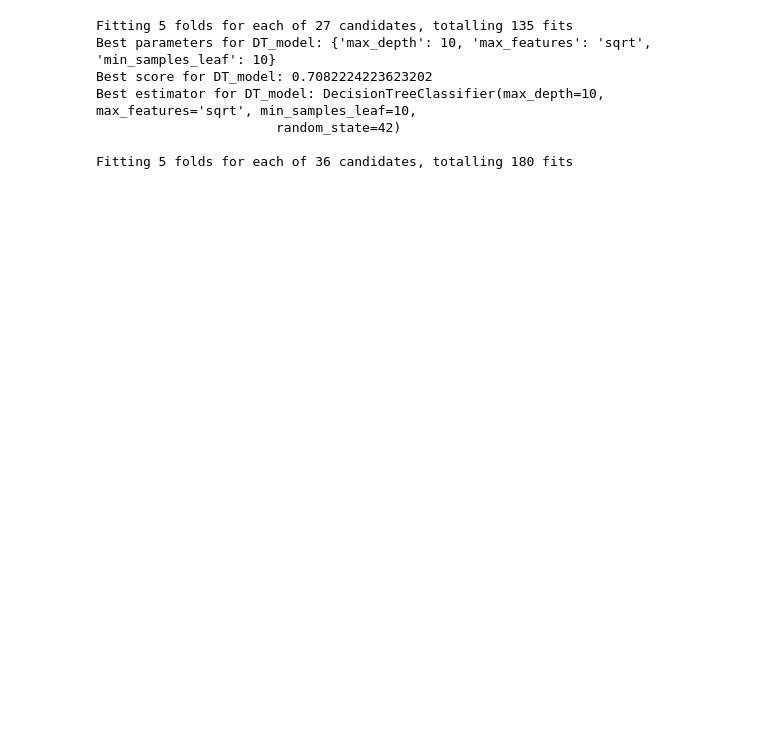
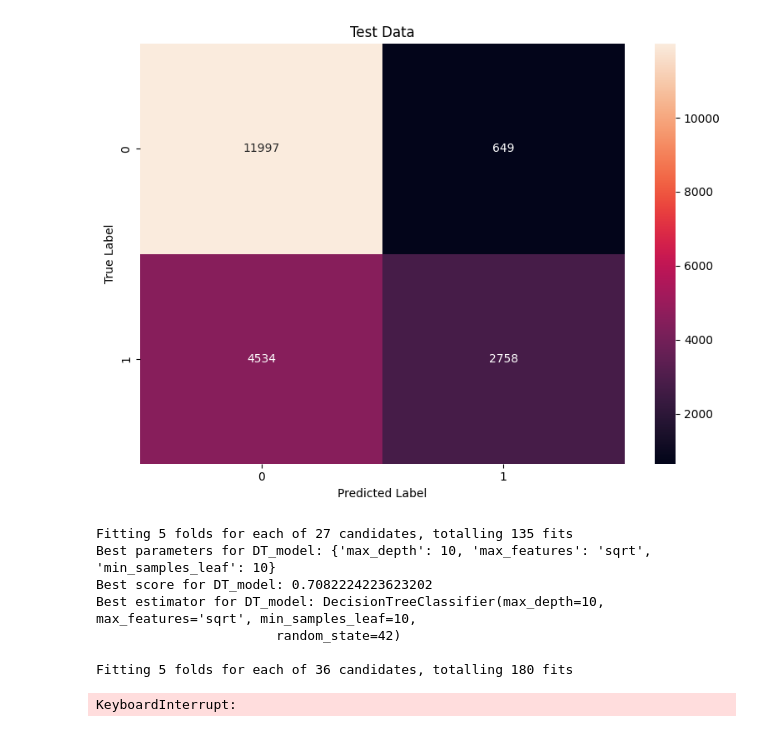
Before and after one commit to ansuff/HotelBookingPredictor, a Jupyter notebook: notebooks/model_training.ipynb, the cells around one changed output. Saved outputs shown, nothing was run; the diff lists cells and outputs as text; code cells hidden in the pictures; blank space fills up the shorter version.

Commit message:
Adding multiple models

```diff
--- a/notebooks/model_training.ipynb
+++ b/notebooks/model_training.ipynb
@@ -74,0 +71,4 @@ y = hotel_bookings['is_canceled']
+# %%
+train_test_splitter = TrainTestSplitter()
+X_train_resort, X_test_resort, y_train_resort, y_test_resort = train_test_splitter.split(hotel_bookings,codes=[0,2])
+X_train_hotel, X_test_hotel, y_train_hotel, y_test_hotel = train_test_splitter.split(hotel_bookings,codes=[1,3,4])
@@ -78,0 +156,11 @@ y[y==1].shape[0]/y.shape[0] * 100
+# %%
+best_params_hotels = {'gamma': 0.1, 'lambda': 1, 'learning_rate': 0.1, 'max_depth': 10, 'min_child_weight': 0, 'n_estimators': 300}
+best_params_resorts = {'gamma': 0, 'lambda': 0, 'learning_rate': 0.3, 'max_depth': 10, 'min_child_weight': 0, 'n_estimators': 400}
+best_xgb_clf_hotels = XGBClassifier(**best_params_hotels,random_state=42, n_jobs=-1)
+best_xgb_clf_resorts = XGBClassifier(**best_params_resorts,random_state=42, n_jobs=-1)
+
+
+best_xgb_clf_hotels.fit(X_train_hotel, y_train_hotel, eval_set=[(X_train_hotel, y_train_hotel), (X_test_hotel, y_test_hotel)],
+                    eval_metric='logloss', early_stopping_rounds=10)
+best_xgb_clf_resorts.fit(X_train_resort, y_train_resort, eval_set=[(X_train_resort, y_train_resort), (X_test_resort, y_test_resort)],
+                    eval_metric='logloss', early_stopping_rounds=10)
@@ -78,0 +257,7 @@ y[y==1].shape[0]/y.shape[0] * 100
+# %%
+# print classification report
+y_pred_hotels = best_xgb_clf_hotels.predict(X_test_hotel)
+print('Classification report for hotels: \n', classification_report(y_test_hotel, y_pred_hotels))
+
+y_pred_resorts = best_xgb_clf_resorts.predict(X_test_resort)
+print('Classification report for resorts: \n', classification_report(y_test_resort, y_pred_resorts))
@@ -79,10 +284,22 @@ y[y==1].shape[0]/y.shape[0] * 100
+# %%
+# plot the confusion matrix for both train and test data
+fig, ax = plt.subplots(figsize=(8, 6))
+sns.heatmap(confusion_matrix(y_test_hotel,y_pred_hotels), annot=True, fmt='d', ax=ax)
+ax.set_title('Test Data')
+ax.set_xlabel('Predicted Label')
+ax.set_ylabel('True Label')
+plt.tight_layout()
+plt.show()
+# %% [output]
+[figure, added]
 # %%
 import numpy as np
 # define models to test:
-base_models = [("DT_model", DecisionTreeClassifier(random_state=42)),
+tree_models = [("DT_model", DecisionTreeClassifier(random_state=42)),
                 ("RF_model", RandomForestClassifier(random_state=42,n_jobs=-1)),
-                #("LR_model", LogisticRegression(random_state=42,n_jobs=-1)),
                 ("XGB_model", XGBClassifier(random_state=42, n_jobs=-1))]
+
+logistic_model = ("LR_model", LogisticRegression(random_state=42, n_jobs=-1))
 
 # split data into 'kfolds' parts for cross validation,
 # use shuffle to ensure random distribution of data:
@@ -144,3 +361,4 @@ Best estimator for DT_model: DecisionTreeClassifier(max_depth=10, max_features='
                        random_state=42)
 
 Fitting 5 folds for each of 36 candidates, totalling 180 fits
+KeyboardInterrupt:
```
Also changed, not shown: parts of 16 cells of this notebook, 10 other files.
